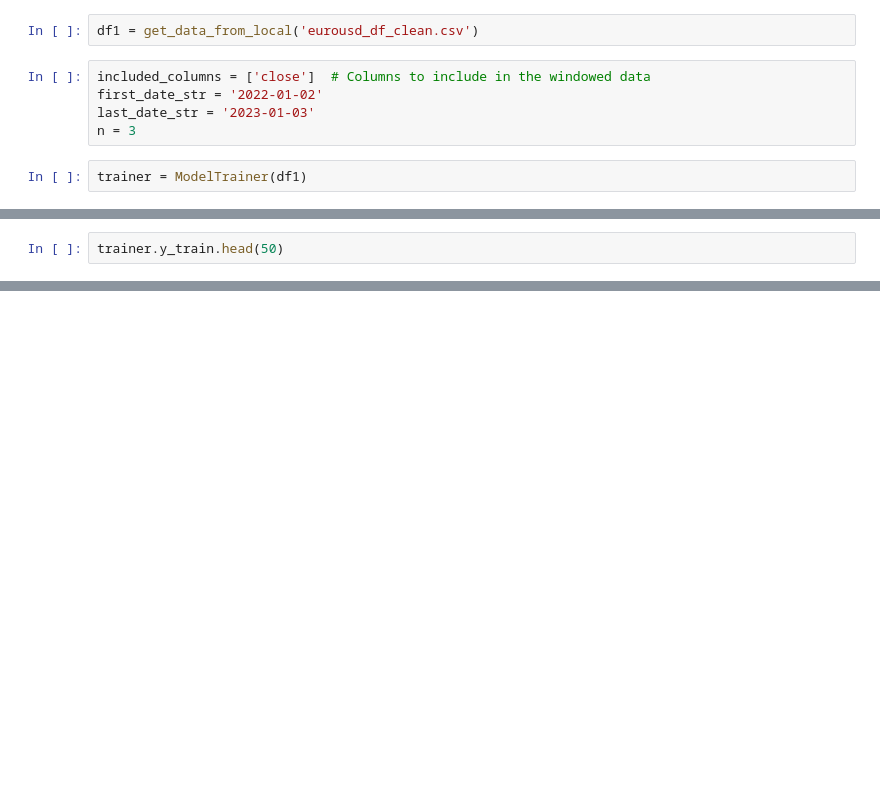
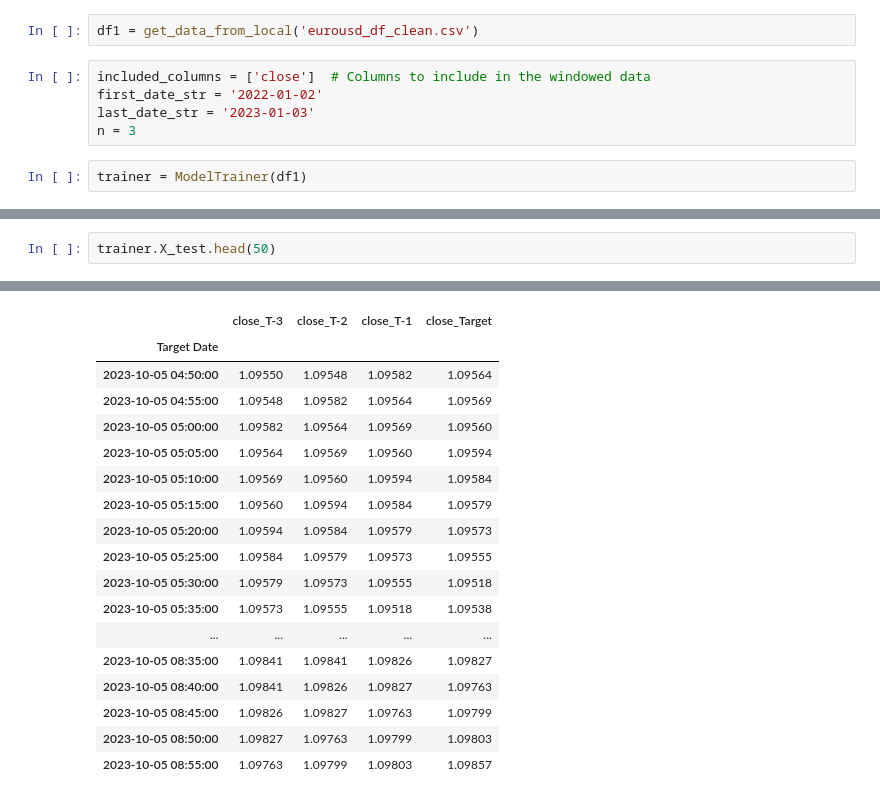
Before and after one commit to Behnaz100/aitrading, a Jupyter notebook: aitrading/notebooks/kassraniroumand_notebook3.ipynb, the cells around one changed output, grey strips where cells are left out. Drawn from its saved outputs; the diff is of its cells as text; blank space fills up the shorter version.

```diff
--- a/aitrading/notebooks/kassraniroumand_notebook3.ipynb
+++ b/aitrading/notebooks/kassraniroumand_notebook3.ipynb
@@ -42,3 +63,3 @@ trainer.X_train
 # %%
-trainer.y_train.head(50)
+trainer.X_test.head(50)
 # %% [output]
@@ -62,3 +66,21 @@ Name: dir, dtype: int64
+|  | close_T-3 | close_T-2 | close_T-1 | close_Target |
+| Target Date |  |  |  |  |
+| 2023-10-05 04:50:00 | 1.09550 | 1.09548 | 1.09582 | 1.09564 |
+| 2023-10-05 04:55:00 | 1.09548 | 1.09582 | 1.09564 | 1.09569 |
+| 2023-10-05 05:00:00 | 1.09582 | 1.09564 | 1.09569 | 1.09560 |
+| 2023-10-05 05:05:00 | 1.09564 | 1.09569 | 1.09560 | 1.09594 |
+| 2023-10-05 05:10:00 | 1.09569 | 1.09560 | 1.09594 | 1.09584 |
+| 2023-10-05 05:15:00 | 1.09560 | 1.09594 | 1.09584 | 1.09579 |
+| 2023-10-05 05:20:00 | 1.09594 | 1.09584 | 1.09579 | 1.09573 |
+| 2023-10-05 05:25:00 | 1.09584 | 1.09579 | 1.09573 | 1.09555 |
+| 2023-10-05 05:30:00 | 1.09579 | 1.09573 | 1.09555 | 1.09518 |
+| 2023-10-05 05:35:00 | 1.09573 | 1.09555 | 1.09518 | 1.09538 |
+| ... | ... | ... | ... | ... |
+| 2023-10-05 08:35:00 | 1.09841 | 1.09841 | 1.09826 | 1.09827 |
+| 2023-10-05 08:40:00 | 1.09841 | 1.09826 | 1.09827 | 1.09763 |
+| 2023-10-05 08:45:00 | 1.09826 | 1.09827 | 1.09763 | 1.09799 |
+| 2023-10-05 08:50:00 | 1.09827 | 1.09763 | 1.09799 | 1.09803 |
+| 2023-10-05 08:55:00 | 1.09763 | 1.09799 | 1.09803 | 1.09857 |
 # %%
 trainer.X_test.head()
 # %% [output]
```
Also changed, not shown: parts of 31 cells of this notebook, 2 other files.
